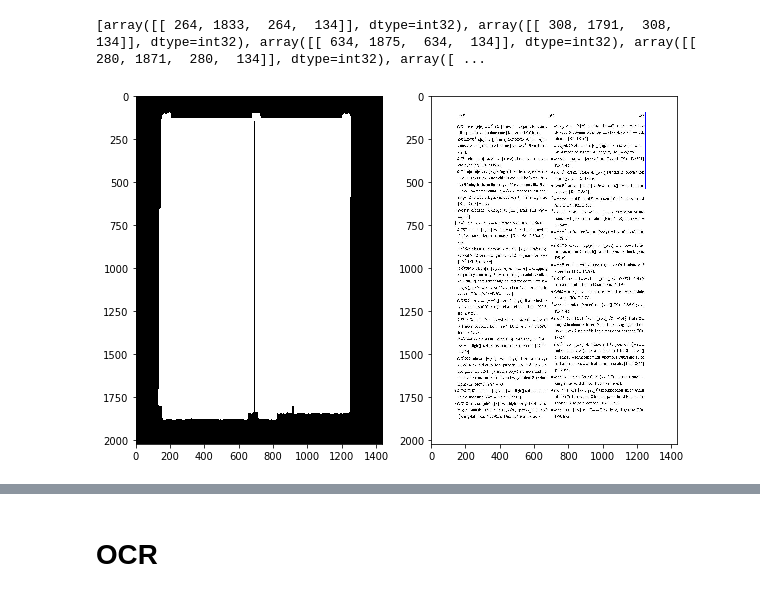
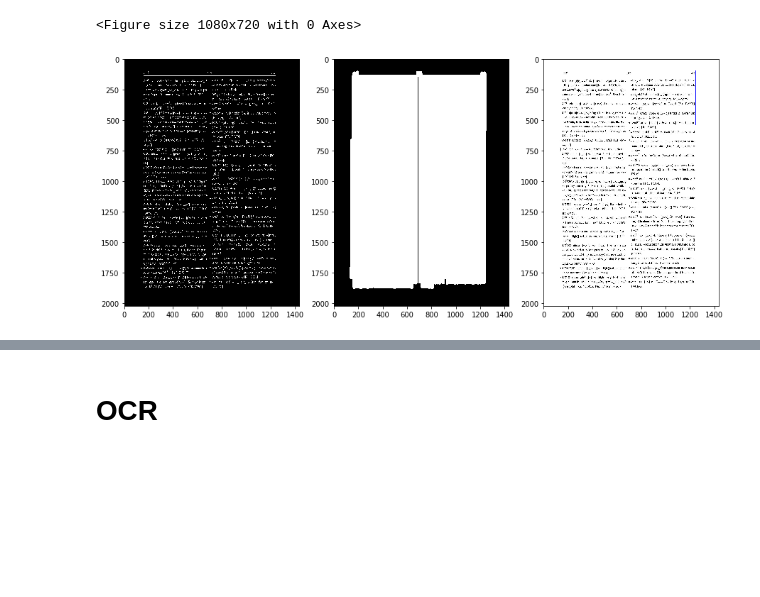
Before and after one commit to p-acharya/opencv_ocr, a Jupyter notebook: ocr_clean.ipynb, the cells around one changed output, grey strips where cells are left out. Cells and saved outputs as stored; diff of their text form; code cells hidden in the pictures; blank space fills up the shorter version.

```diff
--- a/ocr_clean.ipynb
+++ b/ocr_clean.ipynb
@@ -63,46 +59,38 @@ max_line_gap = 1000  # maximum gap in pixels between connectable line segments
 
 # Run Hough on edge detected image
 # Output "lines" is an array containing endpoints of detected line segments
 lines = cv2.HoughLinesP(edges, rho, theta, threshold, np.array([]),
                     min_line_length, max_line_gap)
 
 vert_line = []
 vert_avg = 0
 for line in lines:
     for x1,y1,x2,y2 in line:
         cv2.line(thresh,(x1,y1),(x2,y2),(255,0,0),15)
         if x1 == x2:
             vert_avg+=x1
             vert_line.append(line)
 
-print(vert_line)
+# print(vert_line)
 
 struct = cv2.getStructuringElement(cv2.MORPH_RECT, (1,1))
 thresh = cv2.dilate(thresh, struct, anchor=(-1, -1), iterations=100)
 
 contours, hierarchy = cv2.findContours(thresh,cv2.RETR_TREE,cv2.CHAIN_APPROX_SIMPLE)
 minArea=2000 #nothing
 for cnt in contours:
     area=cv2.contourArea(cnt)
     if(area>minArea):
         rect = cv2.minAreaRect(cnt)
         box = cv2.boxPoints(rect)
         box = np.int0(box)
         cv2.drawContours(im,[box],0,(0,0,255),1)
 
-
-plt.subplot(131)
-# plt.imshow(edges,cmap = 'gray')
-plt.imshow(thresh,cmap = 'gray')
-# plt.subplot(133)
-plt.subplot(132)
-# plt.subplot(111)
-# plt.subplot(131)
-plt.imshow(im,cmap = 'gray')
-plt.show()
+imgs = (edges, thresh, im)
+di(imgs)
 # %% [output]
-[array([[ 264, 1833,  264,  134]], dtype=int32), array([[ 308, 1791,  308,  134]], dtype=int32), array([[ 634, 1875,  634,  134]], dtype=int32), array([[ 280, 1871,  280,  134]], dtype=int32), array([ ...
+<Figure size 1080x720 with 0 Axes>
-[figure, old version]
+[figure, new version]
 # %%
 av = vert_avg/len(vert_line)
 # %%
```
Also changed, not shown: parts of 5 cells of this notebook.
